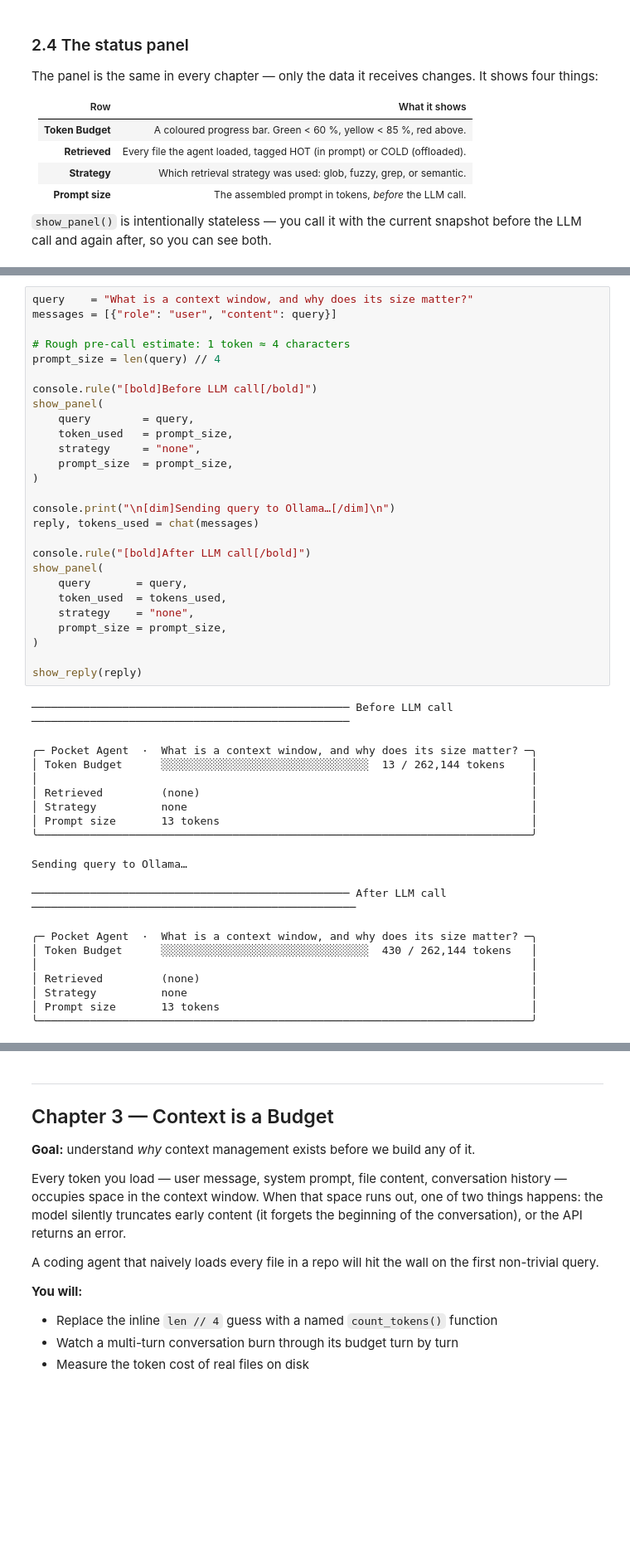
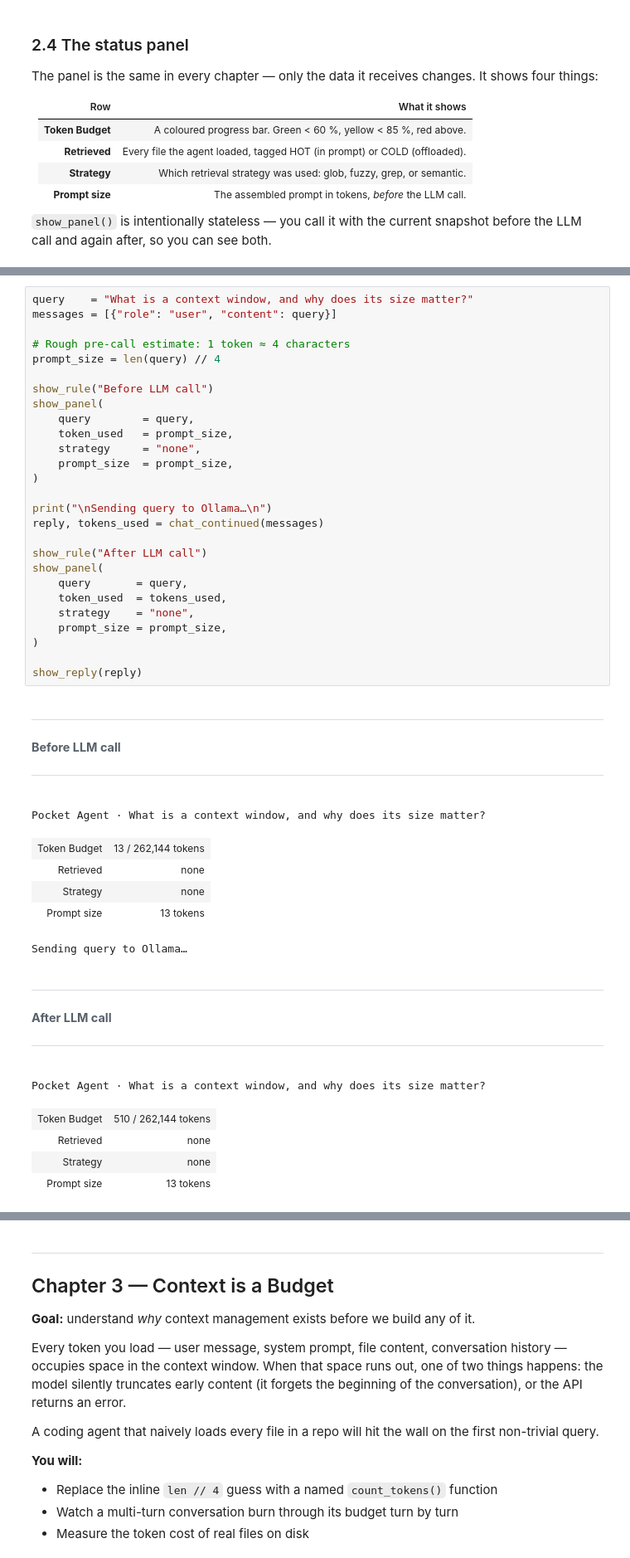
Before and after one commit to alankarmisra/pocket-agent, a Jupyter notebook: pocket_agent.ipynb, the cells around one changed output, grey strips where cells are left out. Shown at 83% size. Saved outputs shown, nothing was run; the diff lists cells and outputs as text; blank space fills up the shorter version.

```diff
--- a/pocket_agent.ipynb
+++ b/pocket_agent.ipynb
@@ -401,45 +445,41 @@ From Chapter 3 onward we'll use a proper tokeniser.
 # %%
 query    = "What is a context window, and why does its size matter?"
 messages = [{"role": "user", "content": query}]
 
 # Rough pre-call estimate: 1 token ≈ 4 characters
 prompt_size = len(query) // 4
 
-console.rule("[bold]Before LLM call[/bold]")
+show_rule("Before LLM call")
 show_panel(
     query        = query,
     token_used   = prompt_size,
     strategy     = "none",
     prompt_size  = prompt_size,
 )
 
-console.print("\n[dim]Sending query to Ollama…[/dim]\n")
-reply, tokens_used = chat(messages)
+print("\nSending query to Ollama…\n")
+reply, tokens_used = chat_continued(messages)
 
-console.rule("[bold]After LLM call[/bold]")
+show_rule("After LLM call")
 show_panel(
     query       = query,
     token_used  = tokens_used,
     strategy    = "none",
     prompt_size = prompt_size,
 )
 
 show_reply(reply)
 # %% [output]
+Before LLM call
-───────────────────────────────────────────────── Before LLM call ─────────────────────────────────────────────────
+Pocket Agent · What is a context window, and why does its size matter?
+| Token Budget | 13 / 262,144 tokens |
+| Retrieved | none |
+| Strategy | none |
+| Prompt size | 13 tokens |
-╭─ Pocket Agent  ·  What is a context window, and why does its size matter? ─╮
-│ Token Budget      ░░░░░░░░░░░░░░░░░░░░░░░░░░░░░░░░  13 / 262,144 tokens    │
-│                                                                            │
-│ Retrieved         (none)                                                   │
-│ Strategy          none                                                     │
-│ Prompt size       13 tokens                                                │
-╰────────────────────────────────────────────────────────────────────────────╯
+Sending query to Ollama…
+After LLM call
-Sending query to Ollama…
+Pocket Agent · What is a context window, and why does its size matter?
-───────────────────────────────────────────────── After LLM call ──────────────────────────────────────────────────
-╭─ Pocket Agent  ·  What is a context window, and why does its size matter? ─╮
-│ Token Budget      ░░░░░░░░░░░░░░░░░░░░░░░░░░░░░░░░  430 / 262,144 tokens   │
-│                                                                            │
-│ Retrieved         (none)                                                   │
-│ Strategy          none                                                     │
-│ Prompt size       13 tokens                                                │
-╰────────────────────────────────────────────────────────────────────────────╯
+| Token Budget | 510 / 262,144 tokens |
+| Retrieved | none |
+| Strategy | none |
+| Prompt size | 13 tokens |
```
Also changed, not shown: parts of 66 cells of this notebook, 5 other files.
